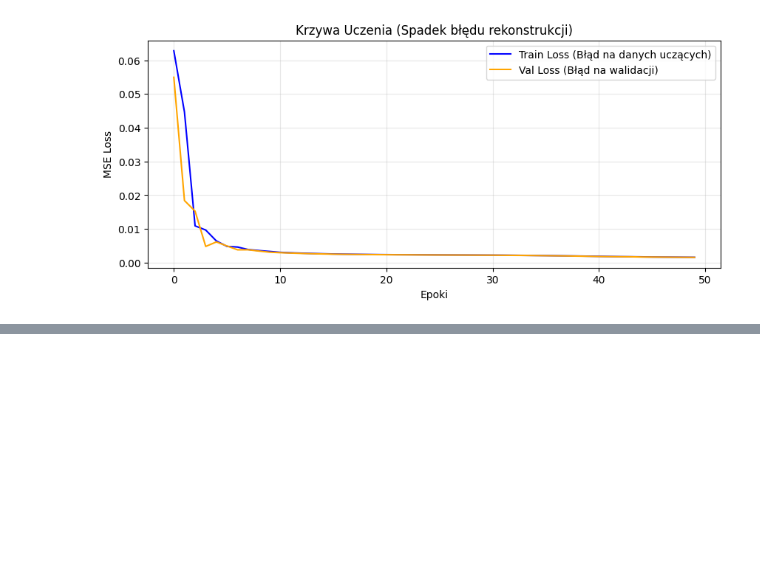
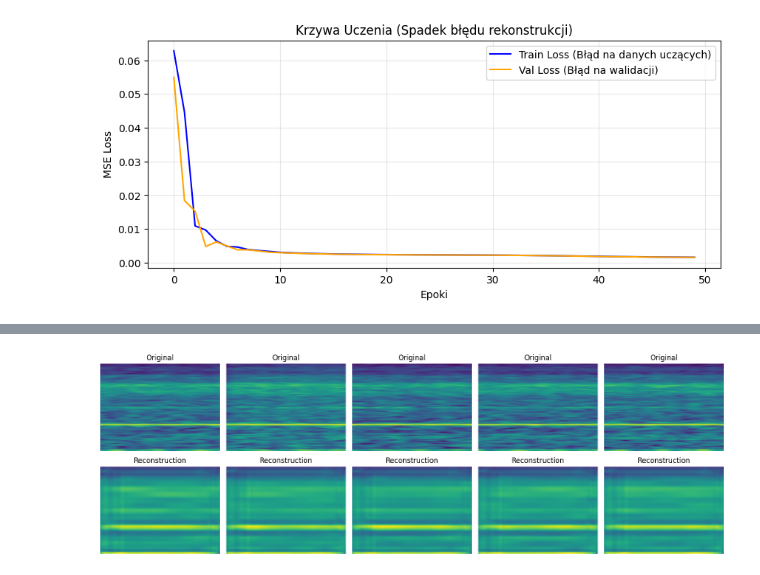
Before and after one commit to kwerulik/EchoGuard, a Jupyter notebook: notebooks/02_model_training.ipynb, the cells around one changed output, grey strips where cells are left out. Cells and saved outputs as stored; diff of their text form; code cells hidden in the pictures; blank space fills up the shorter version.

```diff
--- a/notebooks/02_model_training.ipynb
+++ b/notebooks/02_model_training.ipynb
@@ -142,3 +142,24 @@ plt.grid(True, alpha=0.3)
 plt.show()
 # %% [output]
 [figure]
+# %%
+decoded_imgs = model.predict(X_val_split)
+
+def plot_reconstruction(orginal, reconstruction, n=5):
+	plt.figure(figsize=(15,5))
+	for i in range(n):
+		ax = plt.subplot(2, n, i + 1)
+
+		plt.imshow(orginal[i].squeeze(), cmap='viridis', origin='lower', aspect='auto')
+		plt.title('Original')
+		plt.axis('off')
+
+		ax = plt.subplot(2, n, i+1+n)
+		plt.imshow(reconstruction[i].squeeze(), cmap='viridis', origin='lower', aspect='auto')
+		plt.title('Reconstruction')
+		plt.axis('off')
+	plt.tight_layout()
+	plt.show()
+
+plot_reconstruction(X_val_split, decoded_imgs)
+# %% [output]
@@ -144,0 +167 @@ plt.show()
+[figure, added]
```
Also changed, not shown: parts of 1 cell of this notebook.
